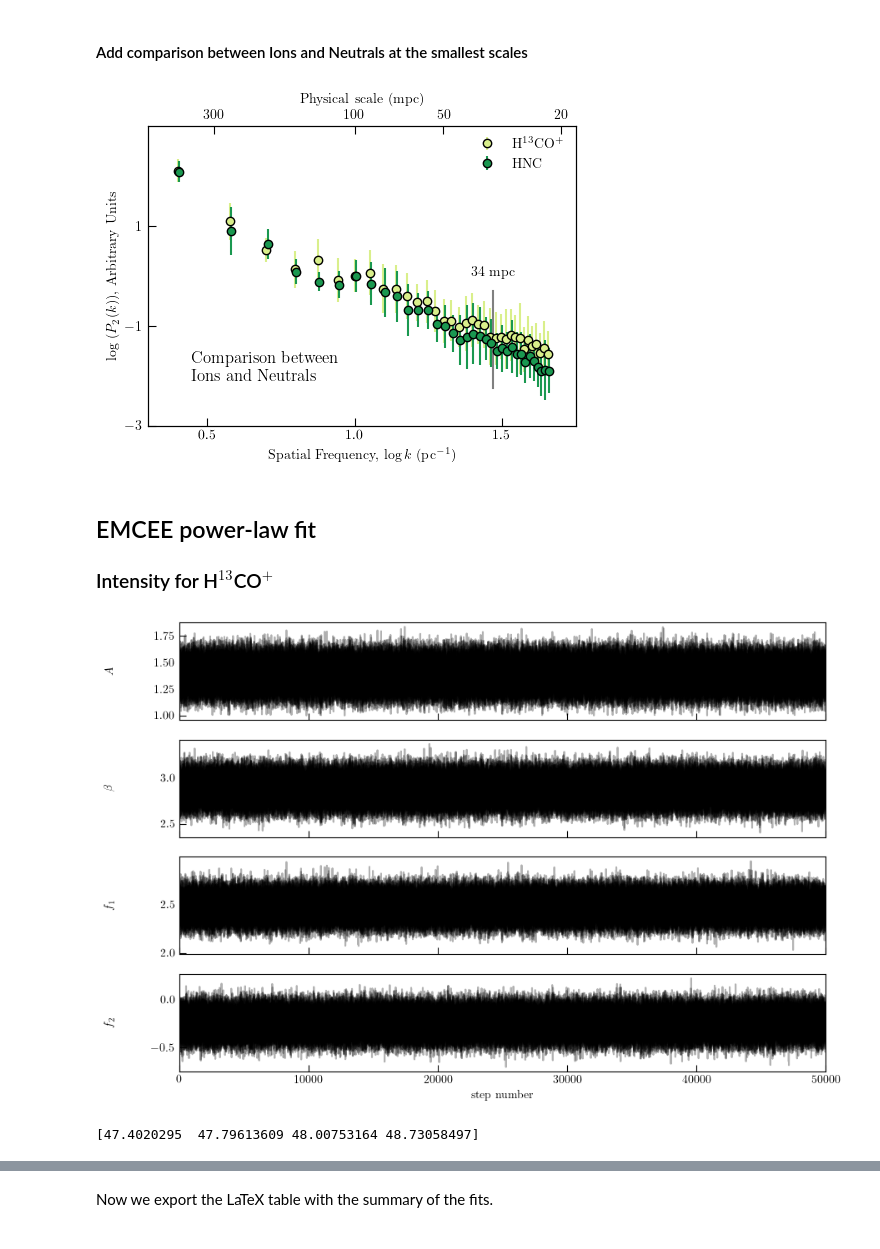
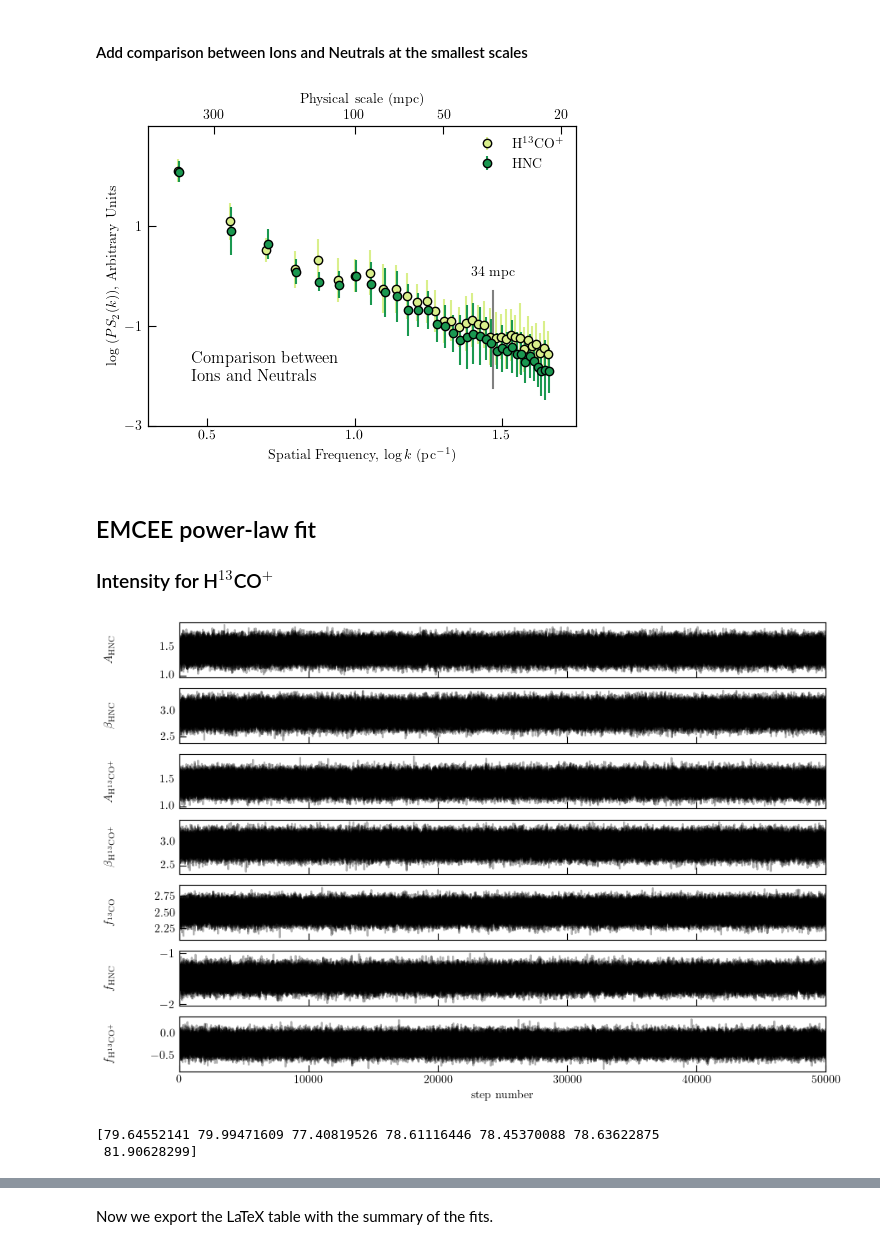
Before and after one commit to jpinedaf/NGC1333_NOEMA_turbulence, a Jupyter notebook: NGC1333_determine_turbulence.ipynb, the cells around one changed output, grey strips where cells are left out. Saved outputs shown, nothing was run; the diff lists cells and outputs as text; code cells hidden in the pictures.

```diff
--- a/NGC1333_determine_turbulence.ipynb
+++ b/NGC1333_determine_turbulence.ipynb
@@ -431,8 +429,8 @@ print('Maximum spatial frequency: {0}'.format(np.max(log_freq_all_hnc_TdV_f)))
 # %% [output]
 Maximum spatial frequency: 1.65752863187699
 # %%
-nll = lambda *args: -log_likelihood_log_TdV_HNC(*args)
-initial = np.array([1.4, 3.0, 2.5, -1.5])
-soln_log_hnc = minimize(nll, initial)
-print(soln_log_hnc.x)
+nll = lambda *args: -log_likelihood_log_TdV(*args)
+initial = np.array([1.4, 3.0, 1.4, 3.0, 2.5, -1.5, -0.2])
+soln_log_all = minimize(nll, initial)
+print(soln_log_all.x)
 # %% [output]
@@ -612,7 +608,7 @@ ax.text(0.1, 0.15, text_pspec, horizontalalignment='left', transform=ax.transAxe
 
 # ax.set_xlabel(r'log (Spatial Frequency) (pc$^{-1}$)')
 ax.set_xlabel(r'Spatial Frequency, $\log k$ (pc$^{-1}$)')
-ax.set_ylabel(r'log ($P_2(k)$), Arbitrary Units')
+ax.set_ylabel(r'log ($PS_2(k)$), Arbitrary Units')
 ax.set_xlim(0.3, 1.75)
 ax.set_ylim(-3, 3)
 
@@ -623,41 +619,46 @@ plt.tight_layout()
 if save_figs:
     fig.savefig('figs/NGC1333_Intensity_Power_Spectrum_Arb_compare_Ion_Neutral.pdf', bbox_inches='tight')
 # %% [output]
-[figure, old version]
+[figure, new version]
 # %% [markdown]
 ## EMCEE power-law fit
 ### Intensity for H$^{13}$CO$^+$
 # %%
-pos = soln_log_h13cop.x + 1e-4 * np.random.randn(32, np.size(soln_log_h13cop.x))
+pos = soln_log_all.x + 1e-4 * np.random.randn(56, np.size(soln_log_all.x))
 nwalkers, ndim = pos.shape
 
-if os.path.isfile(file_EMCEE_HCOp):
-    sampler = emcee.backends.HDFBackend(file_EMCEE_HCOp, read_only=True)
+if os.path.isfile(file_EMCEE_All):
+    sampler = emcee.backends.HDFBackend(file_EMCEE_All, read_only=True)
 else:
-    backend = emcee.backends.HDFBackend(file_EMCEE_HCOp)
+    backend = emcee.backends.HDFBackend(file_EMCEE_All)
     backend.reset(nwalkers, ndim)
     sampler = emcee.EnsembleSampler(
-        nwalkers, ndim, log_probability_log_TdV_H13COp, backend=backend
+        nwalkers, ndim, log_probability_log_TdV, backend=backend
     )
     sampler.run_mcmc(pos, 50000, progress=True);
 # %%
-fig, axes = plt.subplots(4, figsize=(10, 7), sharex=True)
+fig, axes = plt.subplots(ndim, figsize=(10, 7), sharex=True)
 samples = sampler.get_chain()
-labels = [r"$A$", r"$\beta$", r"$f_1$", r"$f_2$"]
+# A_hnc, beta_hnc, A_h13cop, beta_h13cop, f_13, f_hnc, f_h13cop = theta
+labels = [r"$A_{\rm HNC}$", r"$\beta_{\rm HNC}$",
+          r"$A_{\rm H^{13}CO^+}$", r"$\beta_{\rm H^{13}CO^+}$",
+          r"$f_{\rm ^{13}CO}$", r"$f_{\rm HNC}$",
+          r"$f_{\rm H^{13}CO^+}$"]
 for i in range(ndim):
     ax = axes[i]
     ax.plot(samples[:, :, i], "k", alpha=0.3)
     ax.set_xlim(0, len(samples))
     ax.set_ylabel(labels[i])
     ax.yaxis.set_label_coords(-0.1, 0.5)
 
 axes[-1].set_xlabel("step number");
 # %% [output]
-[figure, old version]
+[figure, new version]
 # %%
 tau = sampler.get_autocorr_time()
 print(tau)
-flat_samples = sampler.get_chain(discard=300, thin=25, flat=True)
+flat_samples = sampler.get_chain(discard=600, thin=40, flat=True)
 # %% [output]
-[47.4020295  47.79613609 48.00753164 48.73058497]
+[79.64552141 79.99471609 77.40819526 78.61116446 78.45370088 78.63622875
+ 81.90628299]
 # %%
```
Also changed, not shown: parts of 22 cells of this notebook, 13 other files.
